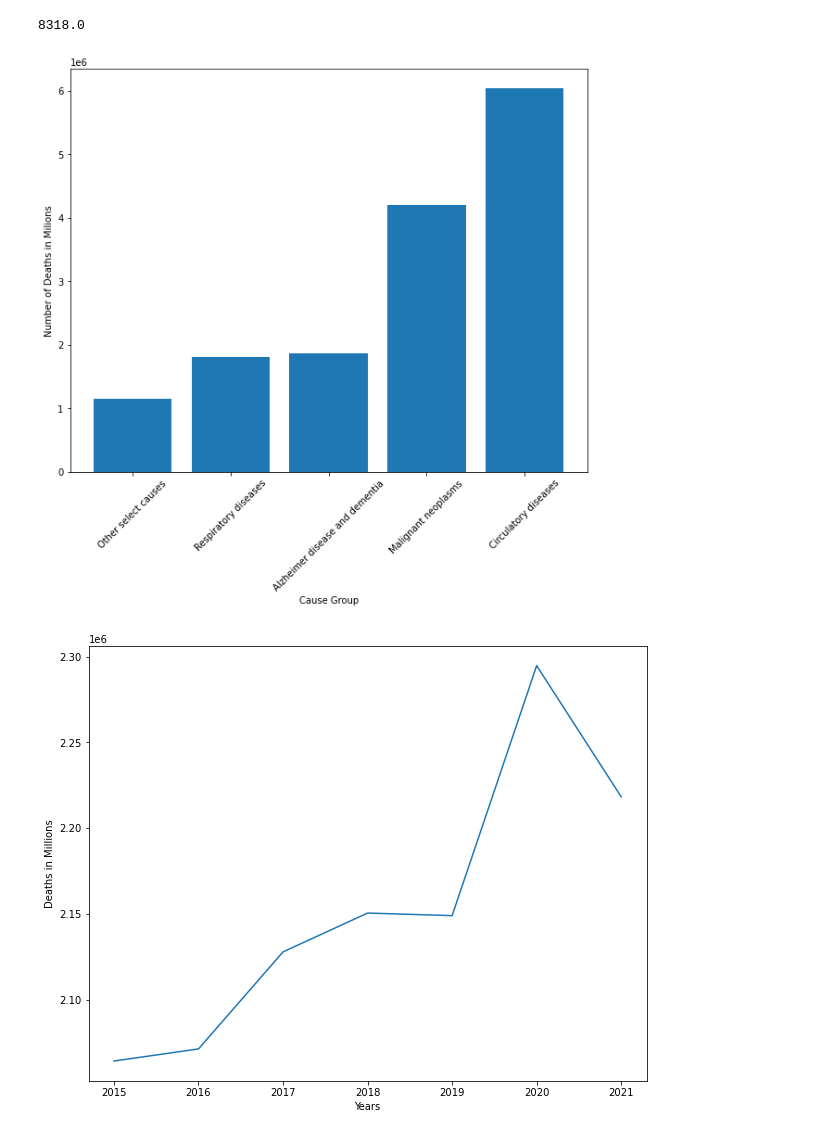
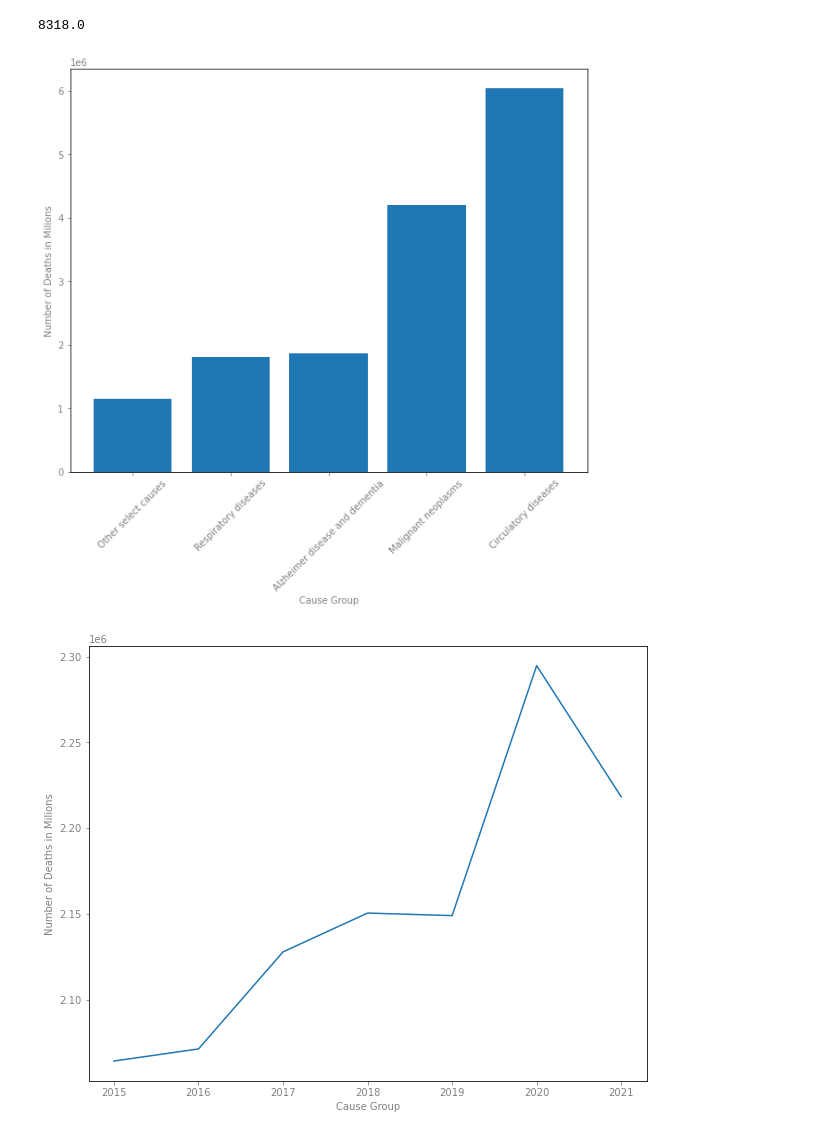
Before and after one commit to Luil0/Deaths_and_cause, a Jupyter notebook: death_causes_project/deaths_and_causes.ipynb, the cells around one changed output. Saved outputs shown, nothing was run; the diff lists cells and outputs as text; code cells hidden in the pictures.

```diff
--- a/death_causes_project/deaths_and_causes.ipynb
+++ b/death_causes_project/deaths_and_causes.ipynb
@@ -126,29 +126,35 @@ Number of Deaths     8318.0
 dtype: object
 8318.0
 # %%
+# setting a figure size
 plt.figure(figsize=(10,8))
 
+# sorting values
 num_deaths_sorted = deaths_per_cause.sort_values(by="Number of Deaths")
 
-
+# ploting
 plt.bar(range(len(num_deaths_sorted)), num_deaths_sorted["Number of Deaths"])
 
+# subplot setting axis
 ax = plt.subplot()
-
 ax.set_xticks(range(len(num_deaths_sorted["Cause Group"])))
 ax.set_xticklabels(num_deaths_sorted["Cause Group"])
 
+
+# rotating
 plt.xticks(rotation=45)
-
+# lables
 plt.ylabel("Number of Deaths in Milions")
 plt.xlabel("Cause Group")
-
+ax.xaxis.label.set_color("grey")
+ax.yaxis.label.set_color('grey')
+ax.tick_params(colors='grey', which='both')
 plt.savefig("deaths_per_cause_barchart.png")
 
 plt.show()
 plt.close()
 # %% [output]
-[figure, old version]
+[figure, new version]
 # %%
 num_deaths_by_state.to_csv("deaths_by_state.csv", index=False)
 # %%
@@ -163,23 +169,33 @@ deaths_by_year_sorted.reset_index(inplace = True)
 years = deaths_by_year_sorted["Year"]
 deaths_every_year = deaths_by_year_sorted["Number of Deaths"]
 
-
+# setting a figure size
 plt.figure(figsize=(10,8))
 
 plt.plot(range(len(deaths_every_year)), deaths_every_year)
 
+# subplot
 ax = plt.subplot()
-
 ax.set_xticks(range(len(years)))
 ax.set_xticklabels(years)
 
+# labeling
 plt.xlabel("Years")
 plt.ylabel("Deaths in Millions")
+
+# changing color
+plt.ylabel("Number of Deaths in Milions")
+plt.xlabel("Cause Group")
+ax.xaxis.label.set_color("grey")
+ax.yaxis.label.set_color('grey')
+ax.tick_params(colors='grey', which='both')
+
 plt.savefig("years_deaths_line_chart.png")
+
 plt.show()
 plt.close()
 # %% [output]
-[figure, old version]
+[figure, new version]
 # %%
 # grouping deaths by week
 deaths_by_week =  death_cause_unweighted[["Week", "Number of Deaths"]].groupby("Week").sum("Number of Deaths")
```
Also changed, not shown: parts of 1 cell of this notebook, 3 other files.
